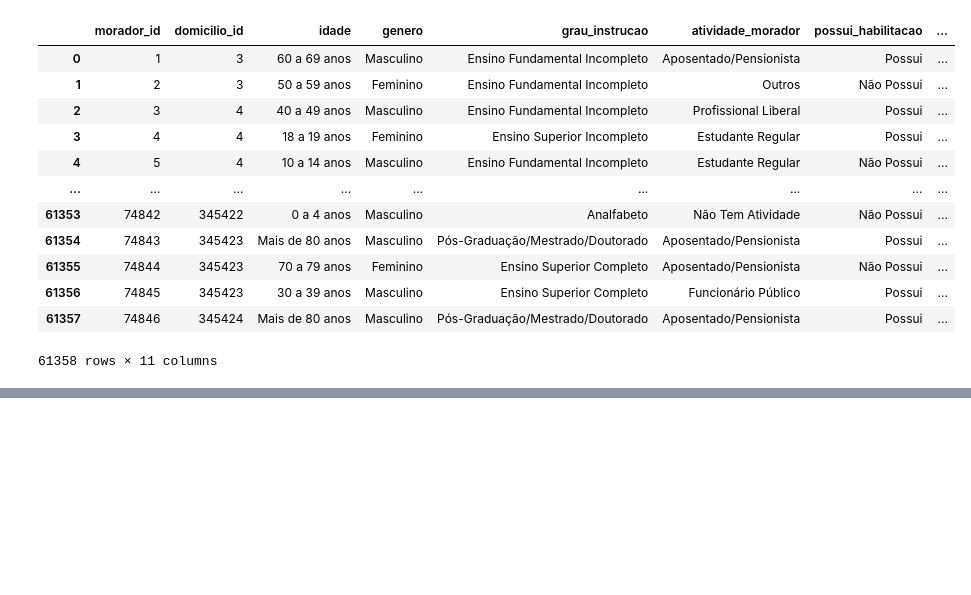
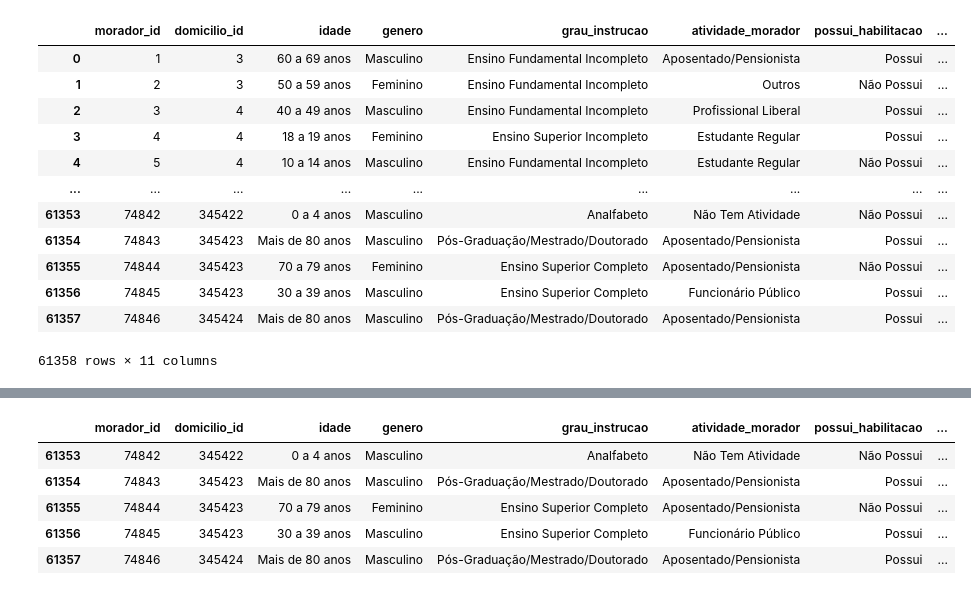
Before and after one commit to EuleteSouza/euletesouza-semanadatascience, a Jupyter notebook: exercicio1.ipynb, the cells around one changed output, grey strips where cells are left out. Drawn from its saved outputs; the diff is of its cells as text; code cells hidden in the pictures; blank space fills up the shorter version.

```diff
--- a/exercicio1.ipynb
+++ b/exercicio1.ipynb
@@ -52,0 +57,9 @@ NameError: name 'dados' is not defined
+# %%
+dados.tail()
+# %% [output]
+|  | morador_id | domicilio_id | idade | genero | grau_instrucao | atividade_morador | possui_habilitacao | ... |
+| 61353 | 74842 | 345422 | 0 a 4 anos | Masculino | Analfabeto | Não Tem Atividade | Não Possui | ... |
+| 61354 | 74843 | 345423 | Mais de 80 anos | Masculino | Pós-Graduação/Mestrado/Doutorado | Aposentado/Pensionista | Possui | ... |
+| 61355 | 74844 | 345423 | 70 a 79 anos | Feminino | Ensino Superior Completo | Aposentado/Pensionista | Não Possui | ... |
+| 61356 | 74845 | 345423 | 30 a 39 anos | Masculino | Ensino Superior Completo | Funcionário Público | Possui | ... |
+| 61357 | 74846 | 345424 | Mais de 80 anos | Masculino | Pós-Graduação/Mestrado/Doutorado | Aposentado/Pensionista | Possui | ... |
```
Also changed, not shown: parts of 4 cells of this notebook.
